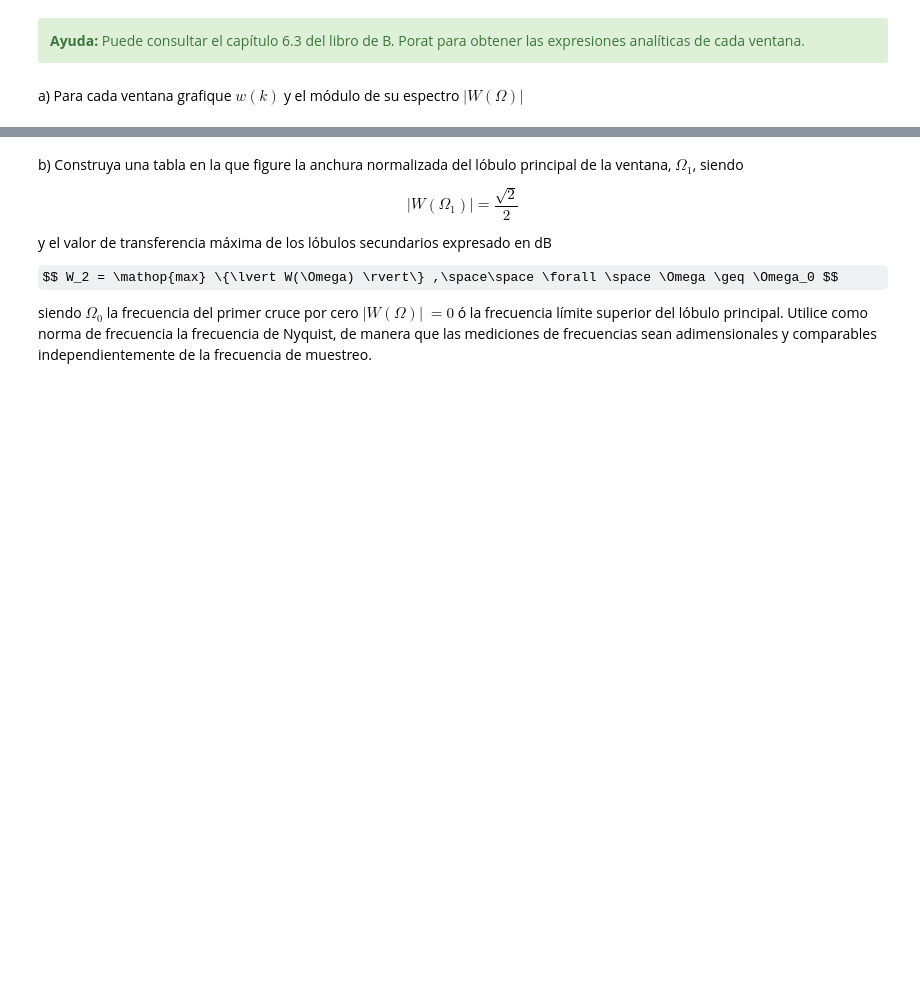
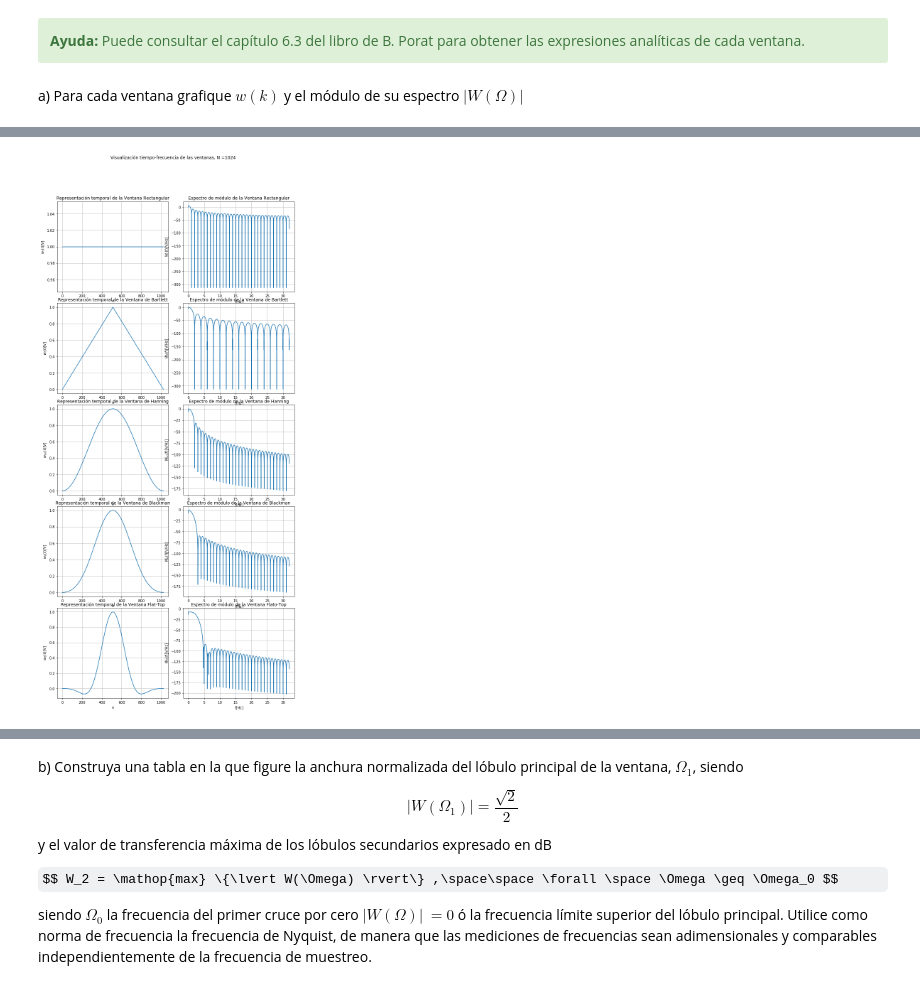
Before and after one commit to LisandroRobles/tp2, a Jupyter notebook: TP2 - Ventanas.ipynb, the cells around one changed output, grey strips where cells are left out. Drawn from its saved outputs; the diff is of its cells as text; code cells hidden in the pictures; some formulas as TeX source; blank space fills up the shorter version.

Commit message:
Se paso el codigo del ejercicio 1 a Jupyter, se hicieron los graficos para cada ventana y un grafico comparativo. Falta agregarle desarrollo al punto

```diff
--- a/TP2 - Ventanas.ipynb
+++ b/TP2 - Ventanas.ipynb
@@ -44,0 +90,99 @@ fs = 1000 # Hz
+# %%
+###############################################
+# Generación de los espectros de las ventanas #
+###############################################
+
+#Cálculo del espectro de la ventana Rectangular (Kernel de Dirichlet)
+(f,Wr) = SA.module(wr,db = True)
+
+#Cálculo del espectro de la ventana Bartlett (Triangular)
+(f,Wt) = SA.module(wt,db = True)
+
+#Cálculo del espectro de la ventana de Hann
+(f,Whn) = SA.module(whn,db = True)
+
+#Cálculo del espectro de la ventana de Blackman
+(f,Wb) = SA.module(wb,db = True)
+
+#Calculo del espectro de la ventana Flat-Top
+(f,Wft) = SA.module(wft,db = True)
+# %%
+##########################################
+# Presentación gráfica de los resultados #
+##########################################
+
+plt.figure()
+fig, axarr = plt.subplots(5, 2,figsize = (10,20))
+fig.suptitle('Visualización tiempo-frecuencia de las ventanas, N =' + str(N1),fontsize=12,y = 1.08)
+fig.tight_layout()
+
+axarr[0,0].plot(wr)
+axarr[0,0].set_title('Representación temporal de la Ventana Rectangular')
+axarr[0,0].set_ylabel('$w_{r}(t)$[V]')
+axarr[0,0].set_xlabel('$n$')
+axarr[0,0].axis('tight')
+axarr[0,0].grid()
+
+axarr[0,1].plot(f[0:int(N2/32)],Wr[0:int(N2/32),0])
+axarr[0,1].set_title('Espectro de módulo de la Ventana Rectangular')
+axarr[0,1].set_ylabel('$W_{r}(f)$[V/Hz]')
+axarr[0,1].set_xlabel('$f$[Hz]')
+axarr[0,1].axis('tight')
+axarr[0,1].grid()
+
+axarr[1,0].plot(wt)
+axarr[1,0].set_title('Representación temporal de la Ventana de Bartlett')
+axarr[1,0].set_ylabel('$w_{t}(t)$[V]')
+axarr[1,0].set_xlabel('$n$')
+axarr[1,0].axis('tight')
+axarr[1,0].grid()
+
+axarr[1,1].plot(f[0:int(N2/32)],Wt[0:int(N2/32),0])
+axarr[1,1].set_title('Espectro de módulo de la Ventana de Bartlett')
+axarr[1,1].set_ylabel('$W_{t}(f)$[V/Hz]')
+axarr[1,1].set_xlabel('$f$[Hz]')
+axarr[1,1].axis('tight')
+axarr[1,1].grid()
+
+axarr[2,0].plot(whn)
+axarr[2,0].set_title('Representación temporal de la Ventana de Hanning')
+axarr[2,0].set_ylabel('$w_{hn}(t)$[V]')
+axarr[2,0].set_xlabel('$n$')
+axarr[2,0].axis('tight')
+axarr[2,0].grid()
+
+axarr[2,1].plot(f[0:int(N2/32)],Whn[0:int(N2/32),0])
+axarr[2,1].set_title('Espectro de módulo de la Ventana de Hanning')
+axarr[2,1].set_ylabel('$W_{hn}(f)$[V/Hz]')
+axarr[2,1].set_xlabel('$f$[Hz]')
+axarr[2,1].axis('tight')
+axarr[2,1].grid()
+
+axarr[3,0].plot(wb)
+axarr[3,0].set_title('Representación temporal de la Ventana de Blackman')
+axarr[3,0].set_ylabel('$w_{b}(t)$[V]')
+axarr[3,0].set_xlabel('$n$')
+axarr[3,0].axis('tight')
+axarr[3,0].grid()
+
+axarr[3,1].plot(f[0:int(N2/32)],Wb[0:int(N2/32),0])
+axarr[3,1].set_title('Espectro de módulo de la Ventana de Blackman')
+axarr[3,1].set_ylabel('$W_{b}(f)$[V/Hz]')
+axarr[3,1].set_xlabel('$f$[Hz]')
+axarr[3,1].axis('tight')
+axarr[3,1].grid()
+
+axarr[4,0].plot(wft)
+axarr[4,0].set_title('Representación temporal de la Ventana Flat-Top')
+axarr[4,0].set_ylabel('$w_{ft}(t)$[V]')
+axarr[4,0].set_xlabel('$n$')
+axarr[4,0].axis('tight')
+axarr[4,0].grid()
+
+axarr[4,1].plot(f[0:int(N2/32)],Wft[0:int(N2/32),0])
+axarr[4,1].set_title('Espectro de módulo de la Ventana Flato-Top')
+axarr[4,1].set_ylabel('$W_{ft}(f)$[V/Hz]')
+axarr[4,1].set_xlabel('$f$[Hz]')
+axarr[4,1].axis('tight')
+axarr[4,1].grid()
+# %% [output]
@@ -44,0 +190 @@ fs = 1000 # Hz
+[figure, added]
```
Also changed, not shown: parts of 8 cells of this notebook, 2 other files.
